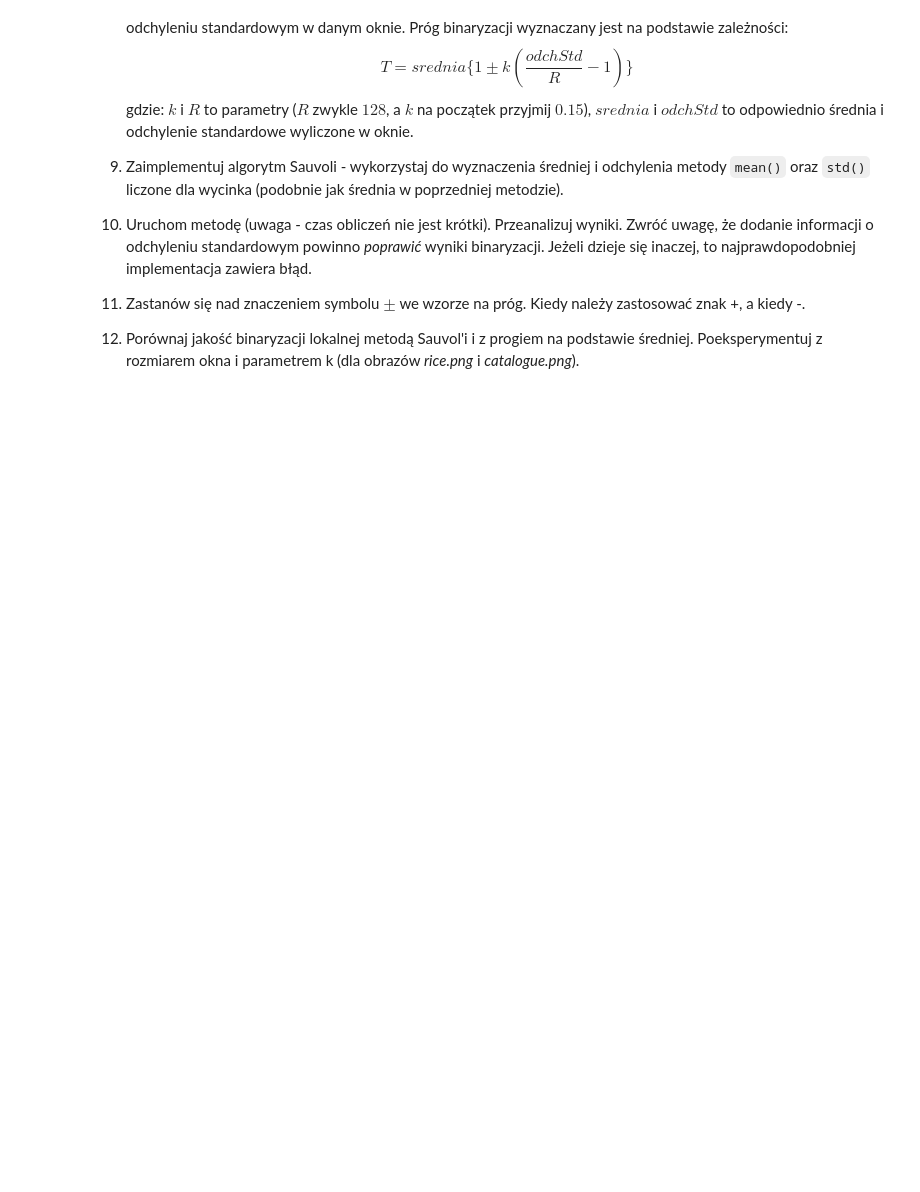
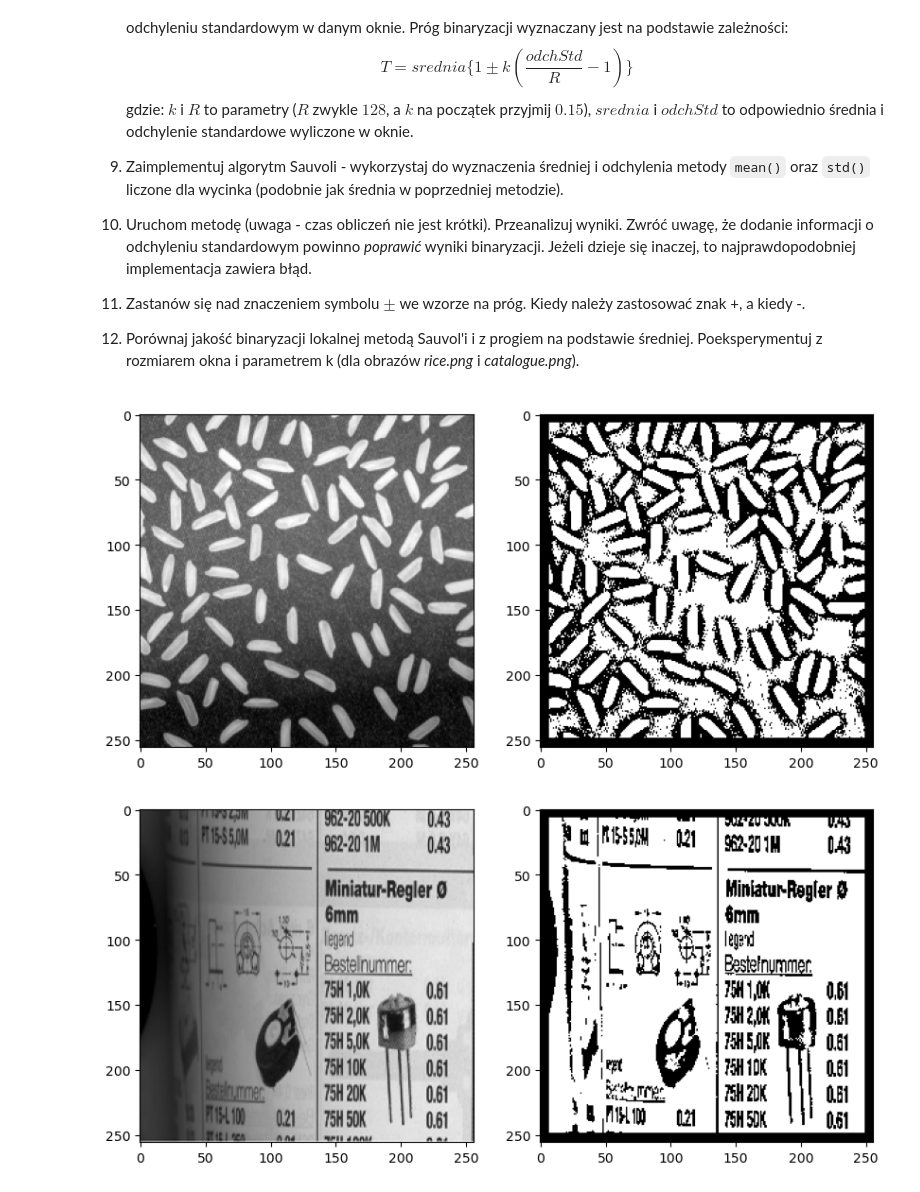
Before and after one commit to michal-proc/digital-image-processing-lab, a Jupyter notebook: 04/04_thresholding.ipynb, the cells around one changed output. Cells and saved outputs as stored; diff of their text form; code cells hidden in the pictures; blank space fills up the shorter version.

```diff
--- a/04/04_thresholding.ipynb
+++ b/04/04_thresholding.ipynb
@@ -429,6 +519,38 @@ gdzie: $k$ i $R$ to parametry ($R$ zwykle $128$, a $k$ na początek przyjmij $0.
 
 12. Porównaj jakość binaryzacji lokalnej metodą Sauvol'i i z progiem na podstawie średniej.
       Poeksperymentuj z rozmiarem okna i parametrem k (dla obrazów _rice.png_ i _catalogue.png_).
+# %%
+def sauvoli_method(image_path):
+    image = cv2.imread(image_path, cv2.IMREAD_GRAYSCALE)
+
+    W = 15
+    k = 0.15
+    R = 128
+    X, Y = image.shape
+
+    sauvoli_binary_image = np.zeros_like(image, dtype=np.uint8)
+
+    for j in range(W // 2, Y - W // 2):
+        for i in range(W // 2, X - W // 2):
+            local_window = image[i - W // 2:i + W // 2 + 1, j - W // 2:j + W // 2 + 1]
+            local_mean = np.mean(local_window)
+            local_std = np.std(local_window)
+
+            T = local_mean * (1 + k * (local_std / R - 1))
+            sauvoli_binary_image[i, j] = 255 if image[i, j] > T else 0
+
+    fig, axs = plt.subplots(1, 2)
+    fig.set_size_inches(10, 5)
+    axs[0].imshow(image, cmap='gray')
+    axs[1].imshow(sauvoli_binary_image, cmap='gray')
+
+
+test_array = ['rice.png', 'catalogue.png']
+for image_path in test_array:
+    sauvoli_method(image_path)
+# %% [output]
+[figure, added]
+[figure, added]
 # %% [markdown]
 ### Binaryzacja dwuprogowa
 
```
Also changed, not shown: parts of 6 cells of this notebook.
